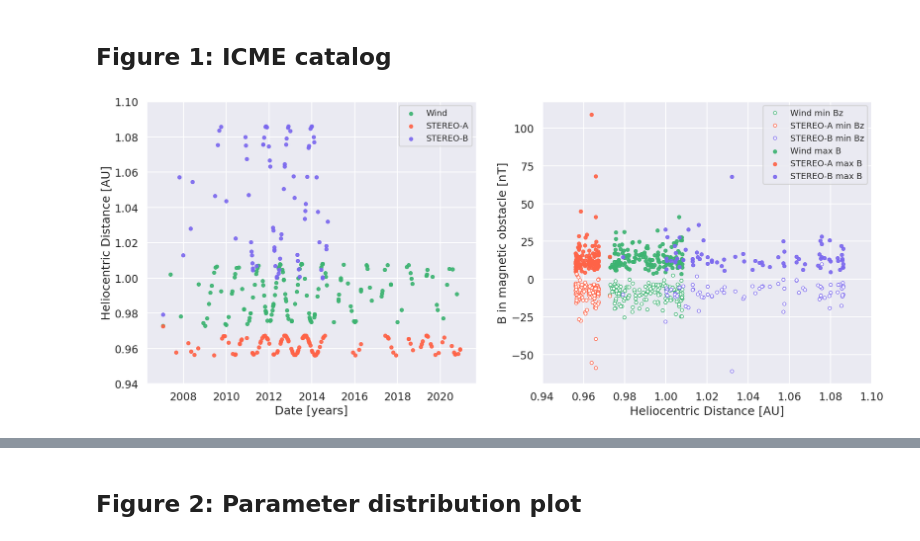
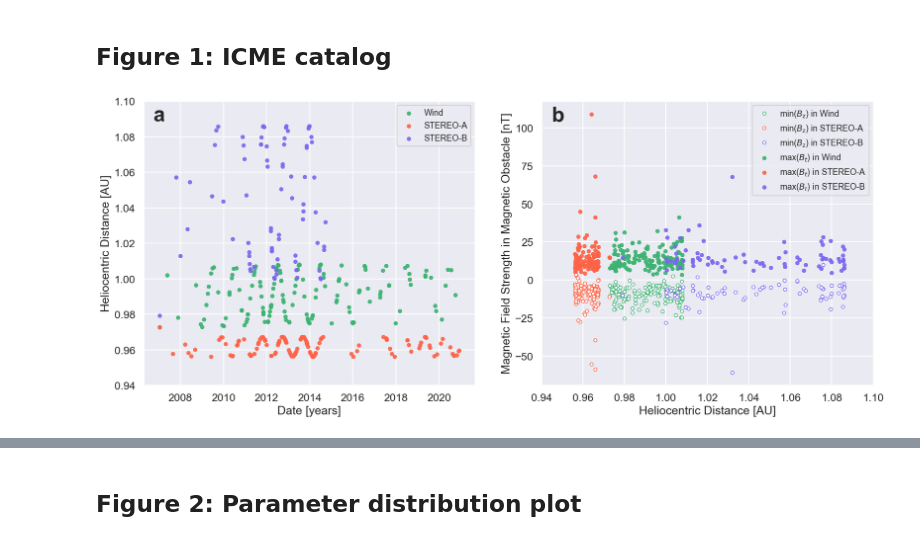
Before and after one commit to helioforecast/Papers, a Jupyter notebook: Reiss2021_MLrope/mfrpred_mreiss_bz.ipynb, the cells around one changed output, grey strips where cells are left out. Drawn from its saved outputs; the diff is of its cells as text; code cells hidden in the pictures.

```diff
--- a/Reiss2021_MLrope/mfrpred_mreiss_bz.ipynb
+++ b/Reiss2021_MLrope/mfrpred_mreiss_bz.ipynb
@@ -191,7 +182,6 @@ STD SHEATH length: 6.18 hours
 # %% [markdown]
 ## Figure 1: ICME catalog
 # %%
-
 #markersize
 ms=25
 #alpha
@@ -200,90 +190,49 @@ al=0.9
 sns.set_context("talk")
 sns.set_style('darkgrid')
 
 fig=plt.figure(figsize=(20,8),dpi=100)
-
-
 ax1 = plt.subplot(121)
-plt.scatter(ic.loc[n_iwinind,'icme_start_time'], ic.loc[n_iwinind,'mo_sc_heliodistance'], label='Wind', s=ms,c='mediumseagreen', alpha=al)
-plt.scatter(ic.loc[n_istaind,'icme_start_time'], ic.loc[n_istaind,'mo_sc_heliodistance'], label='STEREO-A',s=ms,c='tomato', alpha=al)
-plt.scatter(ic.loc[n_istbind,'icme_start_time'], ic.loc[n_istbind,'mo_sc_heliodistance'], label='STEREO-B',s=ms,c='mediumslateblue', alpha=al)
+ax1.scatter(ic.loc[n_iwinind,'icme_start_time'], ic.loc[n_iwinind,'mo_sc_heliodistance'], label='Wind', s=ms,c='mediumseagreen', alpha=al)
+ax1.scatter(ic.loc[n_istaind,'icme_start_time'], ic.loc[n_istaind,'mo_sc_heliodistance'], label='STEREO-A',s=ms,c='tomato', alpha=al)
+ax1.scatter(ic.loc[n_istbind,'icme_start_time'], ic.loc[n_istbind,'mo_sc_heliodistance'], label='STEREO-B',s=ms,c='mediumslateblue', alpha=al)
 plt.ylabel('Heliocentric Distance [AU]')
 plt.xlabel('Date [years]')
 plt.ylim([0.94,1.1])
 plt.legend(loc=1,fontsize=13)
 
-
-
 ax2 = plt.subplot(122)
 #ax2.scatter(ic.loc[wini,'mo_sc_heliodistance'],ic.loc[wini,'mo_bmean'], label='Wind', s=ms,c='mediumseagreen', alpha=al)
 #ax2.scatter(ic.loc[stai,'mo_sc_heliodistance'],ic.loc[stai,'mo_bmean'], label='STEREO-A',s=ms,c='red', alpha=al)
 #ax2.scatter(ic.loc[stbi,'mo_sc_heliodistance'],ic.loc[stbi,'mo_bmean'], label='STEREO-B',s=ms,c='blue', alpha=al)
-
-ax2.scatter(ic.loc[n_iwinind,'mo_sc_heliodistance'],ic.loc[n_iwinind,'mo_bmax'], label='Wind max B', s=ms,c='mediumseagreen', alpha=al)
-ax2.scatter(ic.loc[n_istaind,'mo_sc_heliodistance'],ic.loc[n_istaind,'mo_bmax'], label='STEREO-A max B',s=ms,c='tomato', alpha=al)
-ax2.scatter(ic.loc[n_istbind,'mo_sc_heliodistance'],ic.loc[n_istbind,'mo_bmax'], label='STEREO-B max B',s=ms,c='mediumslateblue', alpha=al)
+ax2.scatter(ic.loc[n_iwinind,'mo_sc_heliodistance'],ic.loc[n_iwinind,'mo_bmax'], label='max($B_t$) in Wind', s=ms,c='mediumseagreen', alpha=al)
+ax2.scatter(ic.loc[n_istaind,'mo_sc_heliodistance'],ic.loc[n_istaind,'mo_bmax'], label='max($B_t$) in STEREO-A',s=ms,c='tomato', alpha=al)
+ax2.scatter(ic.loc[n_istbind,'mo_sc_heliodistance'],ic.loc[n_istbind,'mo_bmax'], label='max($B_t$) in STEREO-B',s=ms,c='mediumslateblue', alpha=al)
 
 al=1.0
-ax2.plot(ic.loc[n_iwinind,'mo_sc_heliodistance'],ic.loc[n_iwinind,'mo_bzmin'], linestyle='None',marker='o',ms=5,c='mediumseagreen',markerfacecolor='white',label='Wind min Bz', alpha=al)
-ax2.plot(ic.loc[n_istaind,'mo_sc_heliodistance'],ic.loc[n_istaind,'mo_bzmin'], linestyle='None',marker='o',ms=5,label='STEREO-A min Bz',markerfacecolor='white',c='tomato', alpha=al)
-ax2.plot(ic.loc[n_istbind,'mo_sc_heliodistance'],ic.loc[n_istbind,'mo_bzmin'], linestyle='None',marker='o',ms=5, label='STEREO-B min Bz',markerfacecolor='white',c='mediumslateblue', alpha=al)
-
-
+ax2.plot(ic.loc[n_iwinind,'mo_sc_heliodistance'],ic.loc[n_iwinind,'mo_bzmin'], linestyle='None',marker='o',ms=5,c='mediumseagreen',markerfacecolor='white',label='min($B_{\mathrm{z}}$) in Wind', alpha=al)
+ax2.plot(ic.loc[n_istaind,'mo_sc_heliodistance'],ic.loc[n_istaind,'mo_bzmin'], linestyle='None',marker='o',ms=5,label='min($B_{\mathrm{z}}$) in STEREO-A',markerfacecolor='white',c='tomato', alpha=al)
+ax2.plot(ic.loc[n_istbind,'mo_sc_heliodistance'],ic.loc[n_istbind,'mo_bzmin'], linestyle='None',marker='o',ms=5,label='min($B_{\mathrm{z}}$) in STEREO-B',markerfacecolor='white',c='mediumslateblue', alpha=al)
 ax2.set_xlabel('Heliocentric Distance [AU]')
-ax2.set_ylabel('B in magnetic obstacle [nT]')
+ax2.set_ylabel('Magnetic Field Strength in Magnetic Obstacle [nT]')
 ax2.set_xlim([0.94,1.1])
 ax2.legend(loc=1,fontsize=13)
 
-
-
-
-'''
-ax2 = plt.subplot(122, projection='polar')
-plt.title('HELCATS ICME arrivals at targets [HEEQ longitude]')
-ax2.scatter(np.radians(ic.mo_sc_long_heeq[wini]),ic.mo_sc_heliodistance[wini], label='Wind', s=ms,c='mediumseagreen', alpha=al)
-ax2.scatter(np.radians(ic.mo_sc_long_heeq[stai]),ic.mo_sc_heliodistance[stai], label='STEREO-A', s=ms,c='red', alpha=al)
-ax2.scatter(np.radians(ic.mo_sc_long_heeq[stbi]),ic.mo_sc_heliodistance[stbi], label='STEREO-B', s=ms,c='blue', alpha=al)
-ax2.scatter(np.radians(ic.mo_sc_long_heeq[soloi]),ic.mo_sc_heliodistance[soloi], label='Others', s=ms,c='dimgrey', alpha=al)
-#ax2.scatter(np.radians(ic.mo_sc_long_heeq[pspi]),ic.mo_sc_heliodistance[pspi],s=ms,c='dimgrey', alpha=al)
-ax2.scatter(np.radians(ic.mo_sc_long_heeq[bepii]),ic.mo_sc_heliodistance[bepii],s=ms,c='dimgrey', alpha=al)
-ax2.scatter(np.radians(ic.mo_sc_long_heeq[ulyi]),ic.mo_sc_heliodistance[ulyi],s=ms,c='dimgrey', alpha=al)
-ax2.scatter(np.radians(ic.mo_sc_long_heeq[messi]),ic.mo_sc_heliodistance[messi],s=ms,c='dimgrey', alpha=al)
-ax2.scatter(np.radians(ic.mo_sc_long_heeq[vexi]),ic.mo_sc_heliodistance[vexi],s=ms,c='dimgrey', alpha=al)
-plt.legend(loc=10)
-plt.ylim([0,1.2])
-'''
+# Add labels to plots
+for ax, ann in zip([ax1, ax2], ['a', 'b']):
+    ax.text(0.03, .93, ann, transform=ax.transAxes, fontsize=32, weight='bold')
 
 #for ax, ann in zip([ax1, ax2], ['a', 'b']):
 #    ax.text(0.02, .93, ann, transform=ax.transAxes, fontsize=32, weight='bold')
-
 argv3 ='fig1_icmecat.pdf'
 plt.savefig('plots/' + argv3, bbox_inches='tight')
 argv3 ='fig1_icmecat.png'
 plt.savefig('plots/' + argv3, bbox_inches='tight')
-
-
 plt.show()
 
-print('selected events with sheath')
-print('number of events: Wind, ',np.size(n_iwinind))
-print('number of events: STA, ',np.size(n_istaind))
-print('number of events: STB, ',np.size(n_istbind))
-print('total:',np.size(n_iwinind)+np.size(n_istaind)+np.size(n_istbind))
-
-
-
-
-
-#ax3 = plt.subplot(223)
-#sns.histplot(ic.loc[np.hstack((wini,stai,stbi)),'mo_bzmin'],label='Minimum Value of IMF Bz',color='orangered',kde=True)
-#sns.histplot(ic.loc[np.hstack((wini,stai,stbi)),'mo_bzmean'],label='Mean Value of IMF Bz',color='dimgrey',alpha=0.5,kde=True)
-#sns.histplot(ic.loc[np.hstack((wini,stai,stbi)),'mo_bmean'],label='Mean Value of IMF',color='seagreen',alpha=0.5,kde=True)
-#plt.legend(loc=6)
-#plt.xlabel('Magnetic Field Strength [nT]')
-
-#ax4 = plt.subplot(224)
-#sns.histplot(ic.loc[np.hstack((wini,stai,stbi)),'mo_duration'],label='Magnetic Obstacle Duration',color='dimgrey',kde=True)
-#plt.legend(loc=5)
-#plt.xlabel('Duration [hours]')
+print('Selected events with sheath:')
+print('Number of events: Wind, ',np.size(n_iwinind))
+print('Number of events: STA, ',np.size(n_istaind))
+print('Number of events: STB, ',np.size(n_istbind))
+print('Total:',np.size(n_iwinind)+np.size(n_istaind)+np.size(n_istbind))
 # %% [output]
-[figure, old version]
+[figure, new version]
```
Also changed, not shown: parts of 15 cells of this notebook, 1 other file.
